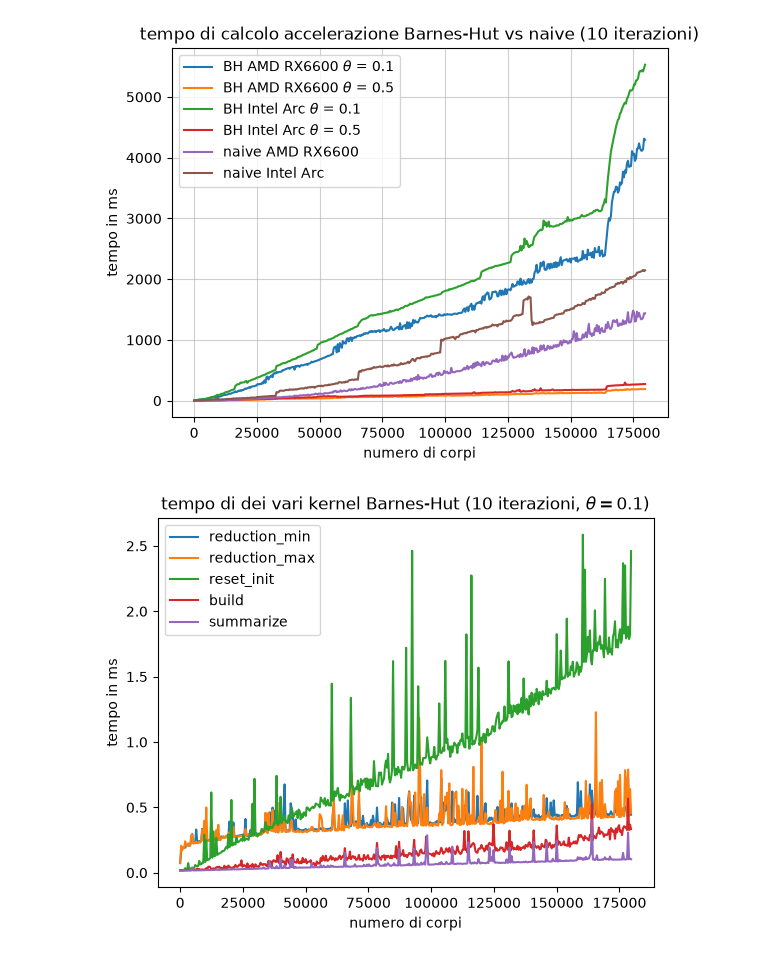
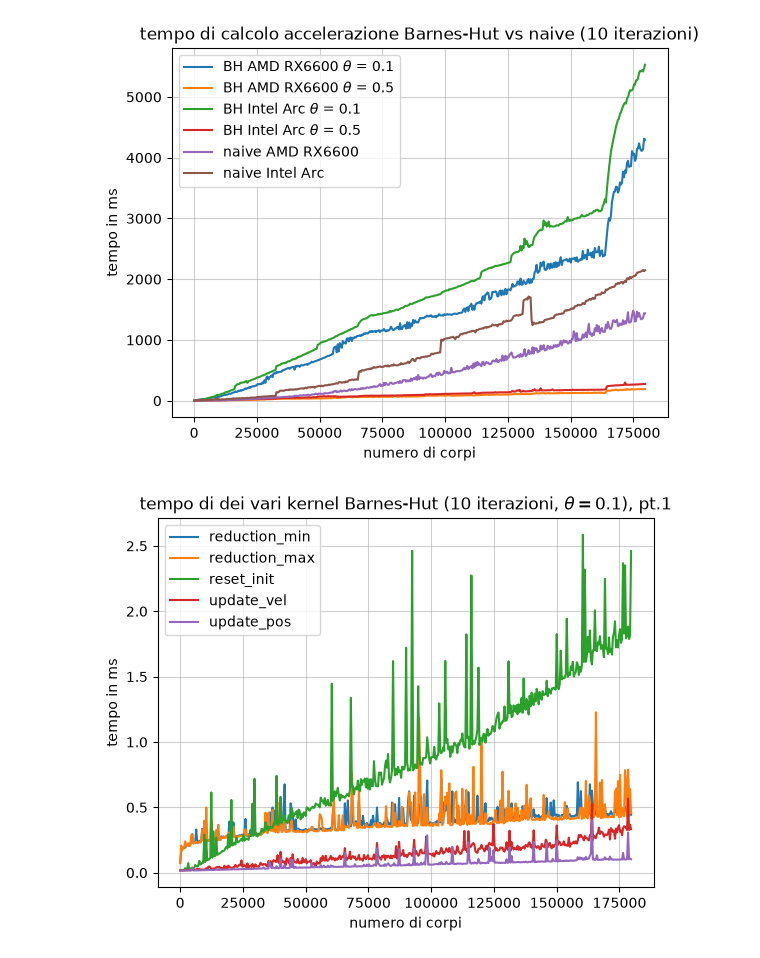
Before and after one commit to BoredDam/2d-gpu-n-body-sim, a Jupyter notebook: scripts/performance.ipynb, the cells around one changed output. Saved outputs shown, nothing was run; the diff lists cells and outputs as text; code cells hidden in the pictures.

```diff
--- a/scripts/performance.ipynb
+++ b/scripts/performance.ipynb
@@ -898,34 +975,31 @@ plt.show()
 # %%
 import matplotlib.pyplot as plt
 import numpy as np
 import csv
 testname = "180ksweep_BH_rx6600_0_1"
 
 
 for i in [0,1,2,6,7]:
     X = []
     Y = []
     with open(f"tests/{testname}/{testname}.csv", 'r') as csvfile:
         reader = csv.reader(csvfile)
         for d in reader:
             X.append(int(d[8]))
             Y.append(float(d[i]))
     plt.plot(X, Y)
 plt.xlabel("numero di corpi")
 plt.ylabel("tempo in ms")
 plt.legend([
     "reduction_min",
     "reduction_max",
     "reset_init",
     "update_vel",
     "update_pos"
     ])
-plt.title(r"tempo di dei vari kernel Barnes-Hut (10 iterazioni, $\theta = 0.1$), kernel meno onerosi")
+plt.title(r"tempo di dei vari kernel Barnes-Hut (10 iterazioni, $\theta = 0.1$), pt.1")
+plt.grid(alpha=0.6)
 plt.savefig("./images/bh_kernel_comparison_theta0_1.pdf")
-
-    "build",
-    "summarize",
-    "compute_acc"
 # %% [output]
-[figure, old version]
+[figure, new version]
 # %%
```
Also changed, not shown: parts of 3 cells of this notebook, 7 other files.
